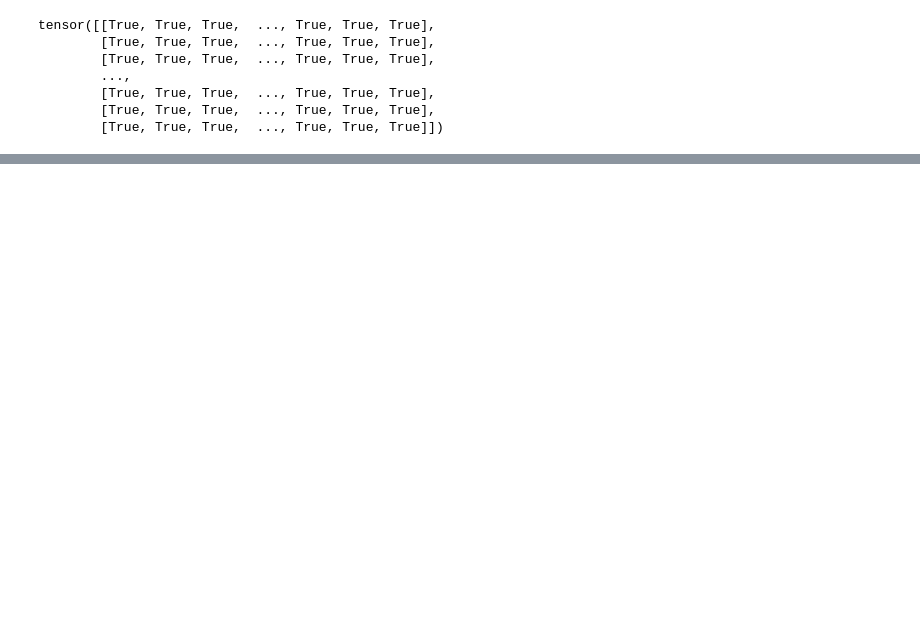
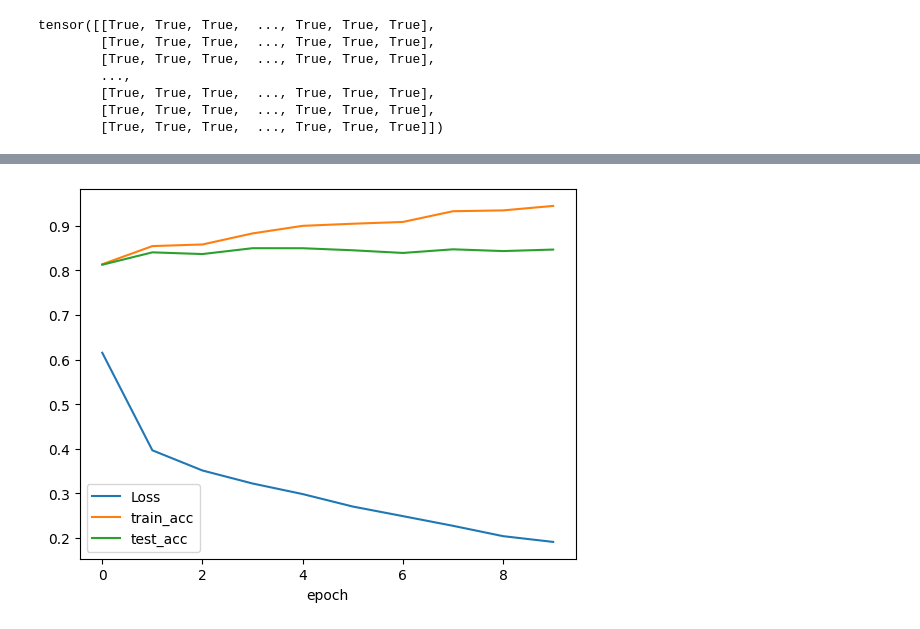
Before and after one commit to cuijunjie18/Sentiment_analysis, a Jupyter notebook: main.ipynb, the cells around one changed output, grey strips where cells are left out. Drawn from its saved outputs; the diff is of its cells as text; code cells hidden in the pictures; blank space fills up the shorter version.

```diff
--- a/main.ipynb
+++ b/main.ipynb
@@ -142,6 +152,7 @@ tensor([[True, True, True,  ..., True, True, True],
         [True, True, True,  ..., True, True, True]])
 # %%
 class BiRNN(nn.Module):
+    """双向RNN"""
     def __init__(self, vocab_size, embed_size, num_hiddens,
                  num_layers, **kwargs):
         super(BiRNN, self).__init__(**kwargs)
@@ -175,3 +186,9 @@ def init_weights(m):
         for param in m._flat_weights_names:
             if "weight" in param:
                 nn.init.xavier_uniform_(m._parameters[param])
+# %%
+# 搭建网络
+embed_size, num_hiddens, num_layers = 100, 100, 2
+# devices = d2l.try_all_gpus()
+net = BiRNN(len(vocab), embed_size, num_hiddens, num_layers)
+net.apply(init_weights)
@@ -177,0 +205,8 @@ def init_weights(m):
+# %%
+# 测试
+embeds = glove_embedding[vocab.idx_to_token]
+print(embeds.shape)
+
+# 加载
+net.embedding.weight.data.copy_(embeds)
+net.embedding.weight.requires_grad = False
@@ -177,0 +285,6 @@ def init_weights(m):
+# %%
+# 训练超参数
+lr, num_epochs = 0.01, 10
+loss = nn.CrossEntropyLoss(reduction = 'none') # 返回每个样本的损失，即reduction = 'None'
+trainer = torch.optim.Adam(net.parameters(),lr = lr)
+plt_collections = train(net,trainer,train_iter,test_iter,loss,lr,num_epochs,device_idx = 2)
@@ -177,0 +322,12 @@ def init_weights(m):
+# %%
+import matplotlib.pyplot as plt
+import numpy as np
+loss_plt,train_acc_plt,test_acc_plt = plt_collections
+plt.plot(np.arange(num_epochs),loss_plt,label = 'Loss')
+plt.plot(np.arange(num_epochs),train_acc_plt,label = 'train_acc')
+plt.plot(np.arange(num_epochs),test_acc_plt,label = 'test_acc')
+plt.xlabel("epoch")
+plt.legend()
+plt.show()
+# %% [output]
+[figure, added]
```
Also changed, not shown: parts of 14 cells of this notebook, 6 other files.
